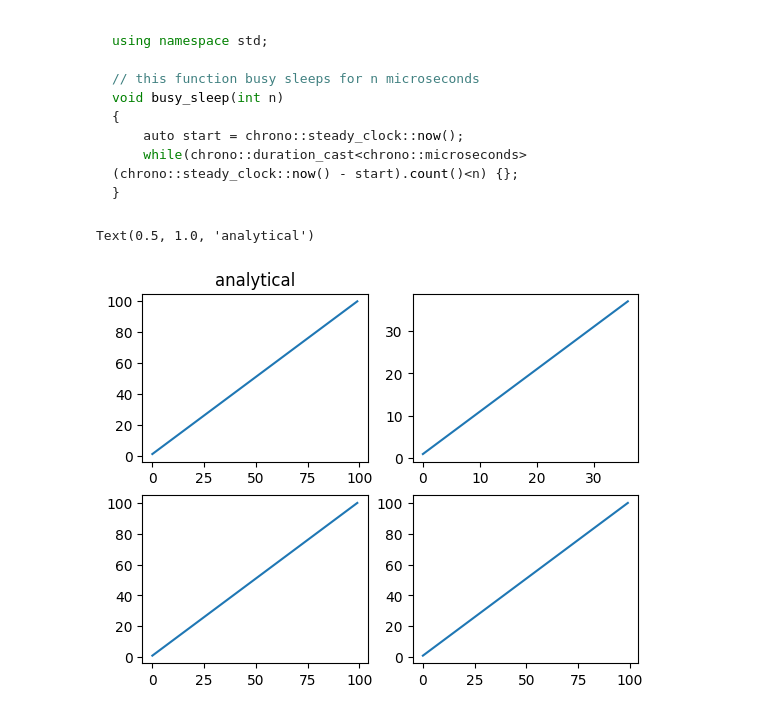
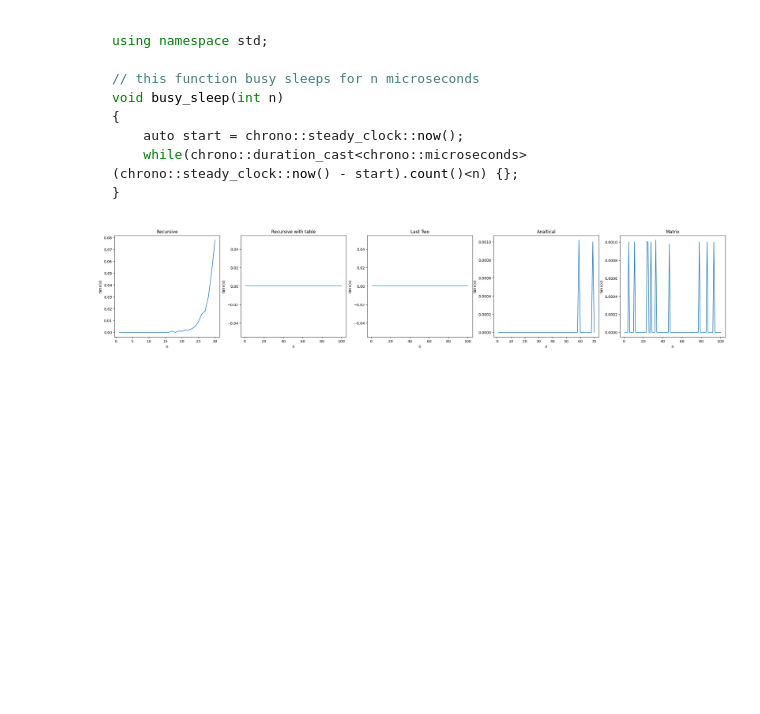
Before and after one commit to jaym-01/discrete-maths-classes, a Jupyter notebook: week_1_class.ipynb, the cells around one changed output. Drawn from its saved outputs; the diff is of its cells as text; code cells hidden in the pictures; blank space fills up the shorter version.

````diff
--- a/week_1_class.ipynb
+++ b/week_1_class.ipynb
@@ -60,7 +60,7 @@ void busy_sleep(int n)
 }
 ```
 # %%
-%matplotlib inline
+# %matplotlib inline
 import time
 import matplotlib.pyplot as plot
 import numpy as np
@@ -68,6 +68,20 @@ import numpy as np
 finalVal = 101
 
 table = []
+
+def fMatrix(n):
+
+    current = np.identity(2)
+
+    M = np.array([
+        [1, 1],
+        [1, 0]
+    ])
+
+    for i in range(1, n):
+        current = np.matmul(current, M)
+
+    return int(current[0][0])
 
 def fAnalytical(n):
     phi = (1 + np.sqrt(5))/ 2
@@ -98,54 +112,44 @@ def fRecursive(n):
 def fLastTwo(n):
 
     a = 1
     b = 1
 
     for i in range(2, n):
         a, b = b, a+b
 
     return b
 
 def timef(fToRun, i):
     start = time.time()
     fToRun(i)
     end = time.time()
     return end - start
 
 def getAllTimes():
     tmpout = [[], [], [], [], []]
 
     for i in range(1, finalVal):
-        if(i < 2 or tmpout[0][len(tmpout[0]) - 1] < 2):
-            tmpout[0].append(timef(fLastTwo, i))
-
-        if(i < 2 or tmpout[1][len(tmpout[1]) - 1] < 2):
-            tmpout[1].append(timef(fRecursive, i))
-
-        if(i < 2 or tmpout[2][len(tmpout[2]) - 1] < 2):
-            tmpout[2].append(timef(fRecursiveTable, i))
-
-        if(i < 2 or tmpout[3][len(tmpout[3]) - 1] < 2):
+        if(i < 31):
+            tmpout[0].append(timef(fRecursive, i))
+        tmpout[1].append(timef(fRecursiveTable, i))
+        tmpout[2].append(timef(fLastTwo, i))
+        if(i < 71):
             tmpout[3].append(timef(fAnalytical, i))
-
+        tmpout[4].append(timef(fMatrix, i))
 
     return tmpout
 
 x = np.arange(1, finalVal)
 y = getAllTimes()
 
-fig, axis = plot.subplots(2, 2)
+titles = ["Recursive", "Recursive with table", "Last Two", "Analtical", "Matrix"]
 
-axis[0, 0].plot(x[:len(y[0])])
-axis[0, 0].set_title("last 2")
+fig, axis = plot.subplots(1, 5, figsize=(30, 5))
 
-axis[0, 1].plot(x[:len(y[1])])
-axis[0, 0].set_title("recursive")
-
-axis[1, 0].plot(x[:len(y[2])])
-axis[0, 0].set_title("recursive table")
-
-axis[1, 1].plot(x[:len(y[3])])
-axis[0, 0].set_title("analytical")
+for i in range(0, 5):
+    axis[i].plot(x[:len(y[i])], y[i])
+    axis[i].set_xlabel("n")
+    axis[i].set_ylabel("time(s)")
+    axis[i].set_title(titles[i])
 # %% [output]
-Text(0.5, 1.0, 'analytical')
-[figure, old version]
+[figure, new version]
````
Also changed, not shown: 1 other file.
